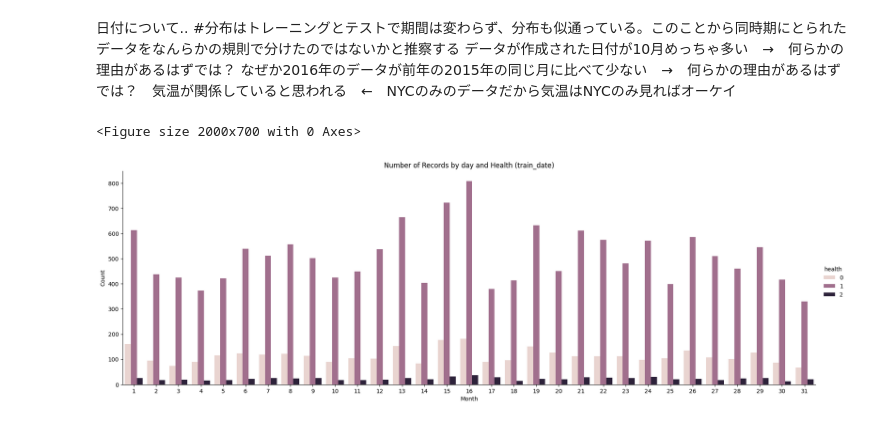
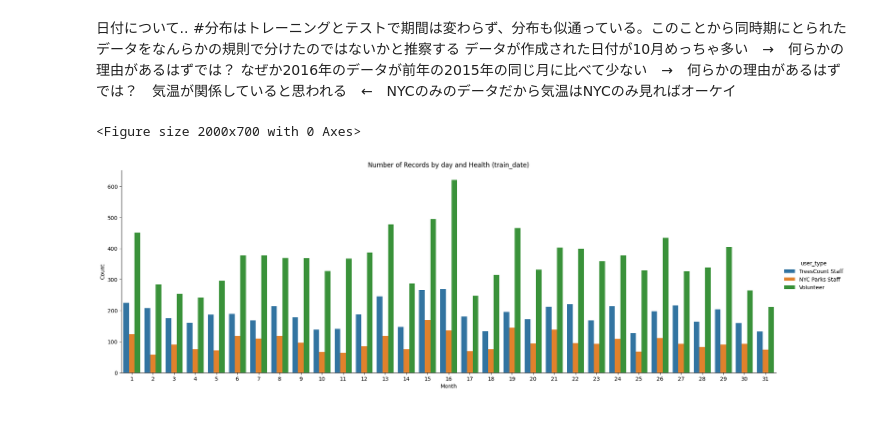
Before and after one commit to Keitovolcom/smbc_comp, a Jupyter notebook: workspace/work1213/eda.ipynb, the cells around one changed output. Cells and saved outputs as stored; diff of their text form; code cells hidden in the pictures.

```diff
--- a/workspace/work1213/eda.ipynb
+++ b/workspace/work1213/eda.ipynb
@@ -463,13 +479,13 @@ See the caveats in the documentation: https://pandas.pydata.org/pandas-docs/stab
 # %%
 train_date['day'] = train_date['created_at'].dt.day
 
 # catplotで可視化
 plt.figure(figsize=(20, 7))
-sns.catplot(x='day', hue='health', kind='count', data=train_date, height=6, aspect=3)
+sns.catplot(x='day', hue='user_type', kind='count', data=train_date, height=6, aspect=3)
 plt.title('Number of Records by day and Health (train_date)')
 plt.xlabel('Month')
 plt.ylabel('Count')
 plt.show()
 # %% [output]
 <Figure size 2000x700 with 0 Axes>
-[figure, old version]
+[figure, new version]
```
Also changed, not shown: parts of 4 cells of this notebook, 4 other files.
